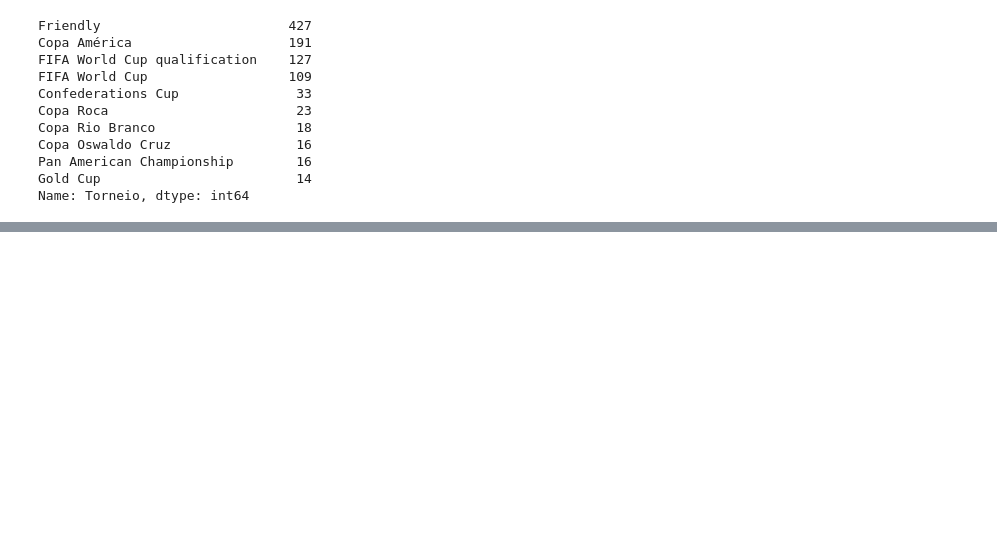
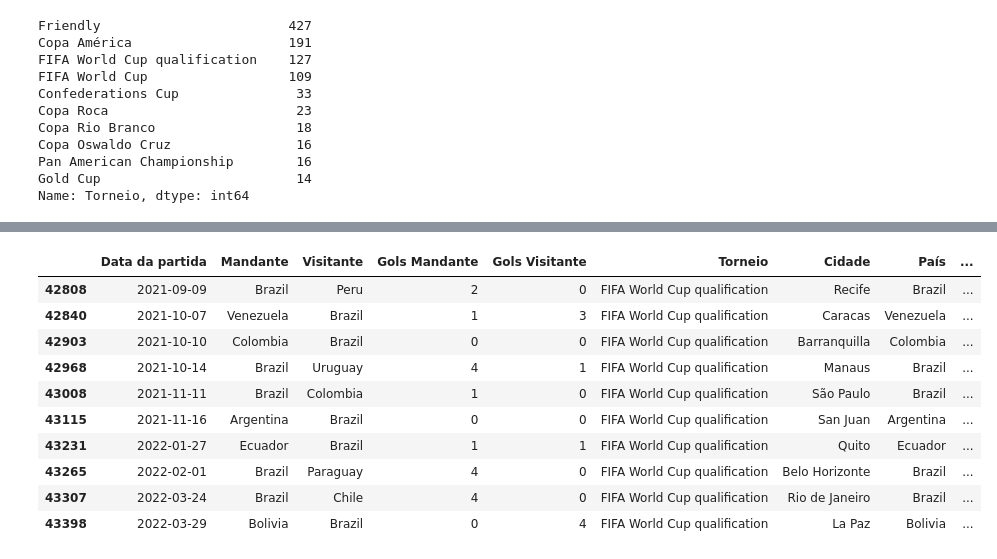
Before and after one commit to gabedewitt/dio-bootcamps, a Jupyter notebook: Python para Cientistas de Dados/Analise_exploratoria_partidas_futebol_internacional.ipynb, the cells around one changed output, grey strips where cells are left out. Saved outputs shown, nothing was run; the diff lists cells and outputs as text; code cells hidden in the pictures; blank space fills up the shorter version.

```diff
--- a/Python para Cientistas de Dados/Analise_exploratoria_partidas_futebol_internacional.ipynb
+++ b/Python para Cientistas de Dados/Analise_exploratoria_partidas_futebol_internacional.ipynb
@@ -425,0 +410,14 @@ gera_df_competicao("King's Cup",df_resultados).head(10)
+# %%
+df_brasil_eliminatorias.tail(10)
+# %% [output]
+|  | Data da partida | Mandante | Visitante | Gols Mandante | Gols Visitante | Torneio | Cidade | País | ... |
+| 42808 | 2021-09-09 | Brazil | Peru | 2 | 0 | FIFA World Cup qualification | Recife | Brazil | ... |
+| 42840 | 2021-10-07 | Venezuela | Brazil | 1 | 3 | FIFA World Cup qualification | Caracas | Venezuela | ... |
+| 42903 | 2021-10-10 | Colombia | Brazil | 0 | 0 | FIFA World Cup qualification | Barranquilla | Colombia | ... |
+| 42968 | 2021-10-14 | Brazil | Uruguay | 4 | 1 | FIFA World Cup qualification | Manaus | Brazil | ... |
+| 43008 | 2021-11-11 | Brazil | Colombia | 1 | 0 | FIFA World Cup qualification | São Paulo | Brazil | ... |
+| 43115 | 2021-11-16 | Argentina | Brazil | 0 | 0 | FIFA World Cup qualification | San Juan | Argentina | ... |
+| 43231 | 2022-01-27 | Ecuador | Brazil | 1 | 1 | FIFA World Cup qualification | Quito | Ecuador | ... |
+| 43265 | 2022-02-01 | Brazil | Paraguay | 4 | 0 | FIFA World Cup qualification | Belo Horizonte | Brazil | ... |
+| 43307 | 2022-03-24 | Brazil | Chile | 4 | 0 | FIFA World Cup qualification | Rio de Janeiro | Brazil | ... |
+| 43398 | 2022-03-29 | Bolivia | Brazil | 0 | 4 | FIFA World Cup qualification | La Paz | Bolivia | ... |
```
Also changed, not shown: parts of 8 cells of this notebook.
